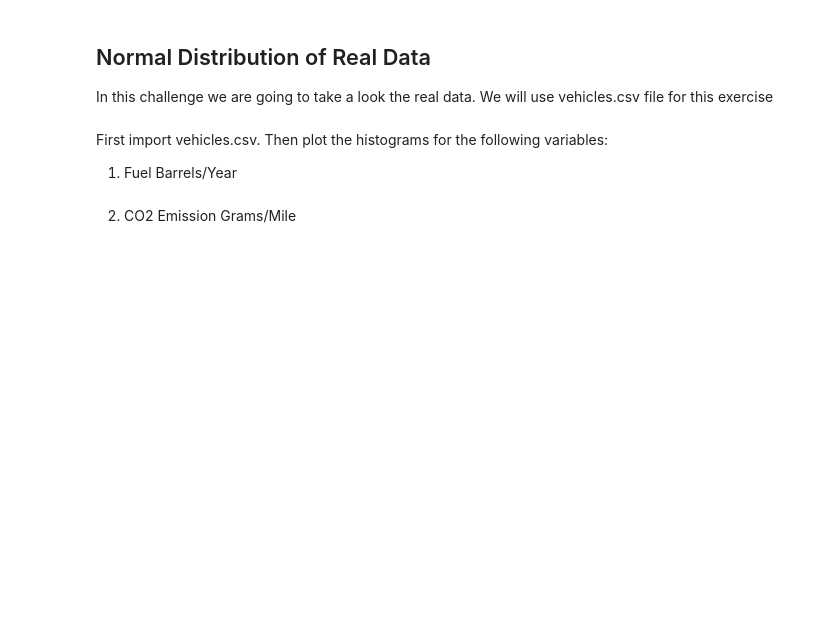
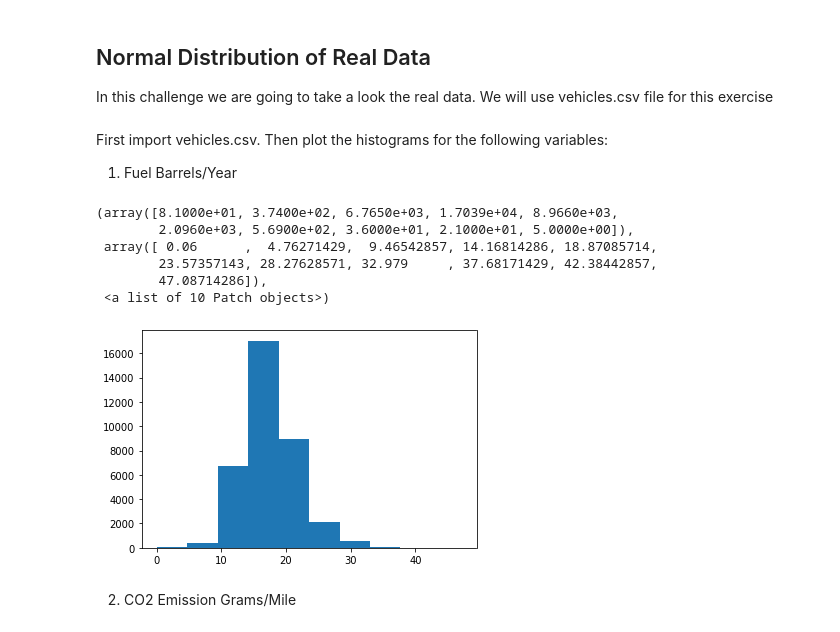
Before and after one commit to ta-datapt-bcn/lab-cont-probability-distribution, a Jupyter notebook: your_code/main.ipynb, the cells around one changed output. Cells and saved outputs as stored; diff of their text form; code cells hidden in the pictures; blank space fills up the shorter version.

```diff
--- a/your_code/main.ipynb
+++ b/your_code/main.ipynb
@@ -72,2 +122,14 @@ Then plot the histograms for the following variables:
+# %%
+# your code here
+data = pd.read_csv("/home/gus/Dropbox/01 - IRONHACK/LABS/import/vehicles/vehicles.csv")
+plt.hist(data["Fuel Barrels/Year"])
+# %% [output]
+(array([8.1000e+01, 3.7400e+02, 6.7650e+03, 1.7039e+04, 8.9660e+03,
+        2.0960e+03, 5.6900e+02, 3.6000e+01, 2.1000e+01, 5.0000e+00]),
+ array([ 0.06      ,  4.76271429,  9.46542857, 14.16814286, 18.87085714,
+        23.57357143, 28.27628571, 32.979     , 37.68171429, 42.38442857,
+        47.08714286]),
+ <a list of 10 Patch objects>)
+[figure, added]
 # %% [markdown]
 2. CO2 Emission Grams/Mile
```
Also changed, not shown: parts of 16 cells of this notebook.
